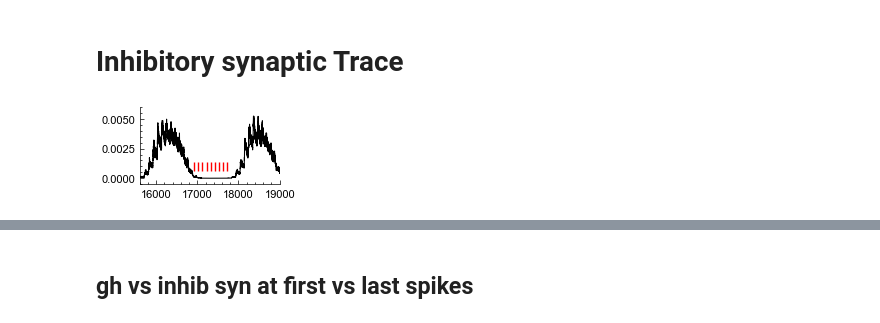
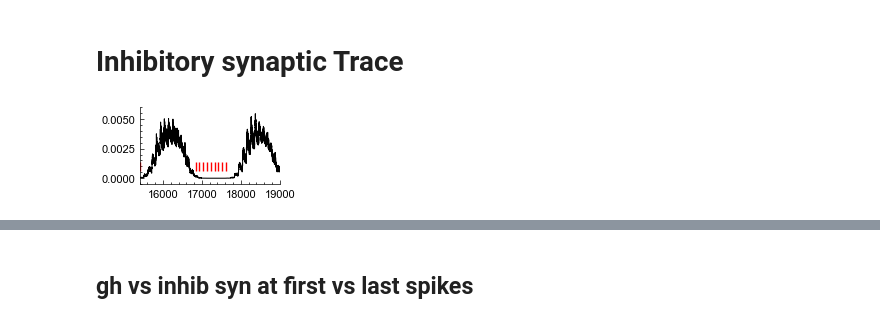
Before and after one commit to tiny-infinity/GridCellsCopy, a Jupyter notebook: analysis/notebooks/Fig5/Fig5_ABCDEF.ipynb, the cells around one changed output, grey strips where cells are left out. Cells and saved outputs as stored; diff of their text form; code cells hidden in the pictures.

```diff
--- a/analysis/notebooks/Fig5/Fig5_ABCDEF.ipynb
+++ b/analysis/notebooks/Fig5/Fig5_ABCDEF.ipynb
@@ -137,16 +134,16 @@ print(bias*100/field_size)
 # %%
 %matplotlib inline
 plt.style.use("analysis/config/paper.mplstyle")
 sim_id = "VALD-PRED-INT-S-s-1a"
 x = np.arange(0,raw_data[f"{sim_id}"]["params"]["sim_dur"],raw_data[f"{sim_id}"]["params"]["recorder_dt"])
 fig,axs = plt.subplots(1,1,figsize=(3-0.174-1.019,1))
 axs.plot(x,raw_data[f"{sim_id}"]["stell_syn_inhib_g"],c="black",linewidth=0.75)
 axs.eventplot(raw_data[f"{sim_id}"]["stell_spks"][cell_to_analyse],linelengths=0.0008,lineoffsets=0.001,color="red")
 axs.set_ylim([-0.0005,0.006])
-axs.set_xlim([15600,19000])
+axs.set_xlim([15400,19000])
 plt.savefig(f"analysis/figures/Fig5/Fig5_B_left.svg")
 # %% [output]
-[figure, old version]
+[figure, new version]
 # %%
 sim_id = "VALD-PRED-INT-S-s-1a"
 fspk = raw_data[f"{sim_id}"]["stell_spks"][cell_to_analyse][69].astype("int") #round to recorer dt
```
Also changed, not shown: parts of 7 cells of this notebook, 3 other files.
